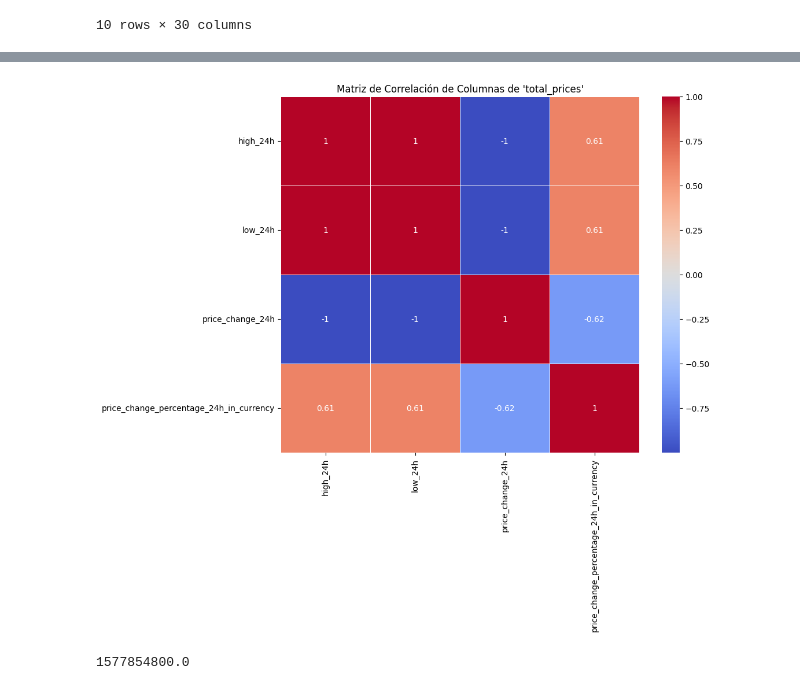
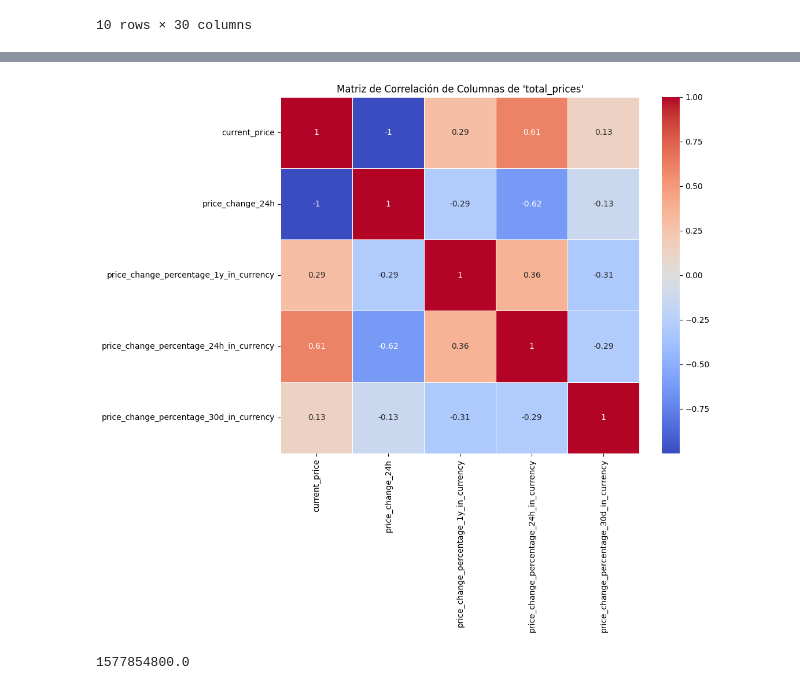
Before and after one commit to LLozanoBaron/Project_Analysis_of_Cryptocurrencies, a Jupyter notebook: EDA.ipynb, the cells around one changed output, grey strips where cells are left out. Saved outputs shown, nothing was run; the diff lists cells and outputs as text; code cells hidden in the pictures.

```diff
--- a/EDA.ipynb
+++ b/EDA.ipynb
@@ -115,13 +115,13 @@ dfmarket_filter
 | 8 | solana | 23.890000 | 9692981564 | 10 | 13239685166 | 468489585 | 25.170000 | ... |
 | 9 | uniswap | 5.890000 | 4436863167 | 19 | 5886255470 | 111941549 | 6.290000 | ... |
 # %%
-correlation_prices = dfmarket_filter.filter(like='24h').corr()
+correlation_prices = dfmarket_filter.filter(like='price').corr()
 plt.figure(figsize=(10, 8))
 sns.heatmap(correlation_prices, annot=True, cmap="coolwarm", linewidths=.5)
 plt.title("Matriz de Correlación de Columnas de 'total_prices'")
 plt.show()
 # %% [output]
-[figure, old version]
+[figure, new version]
 # %%
 import datetime
 import time
```
